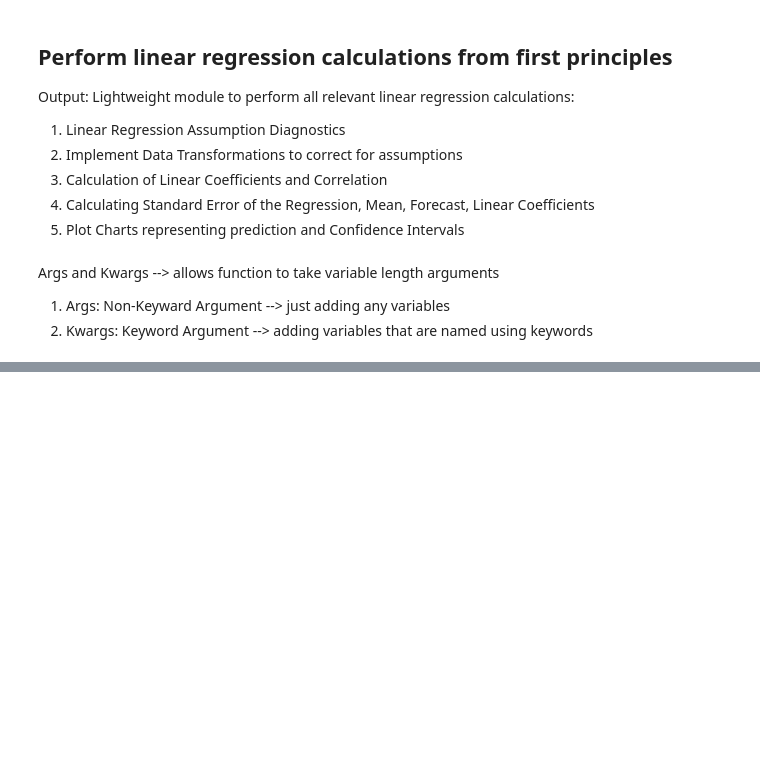
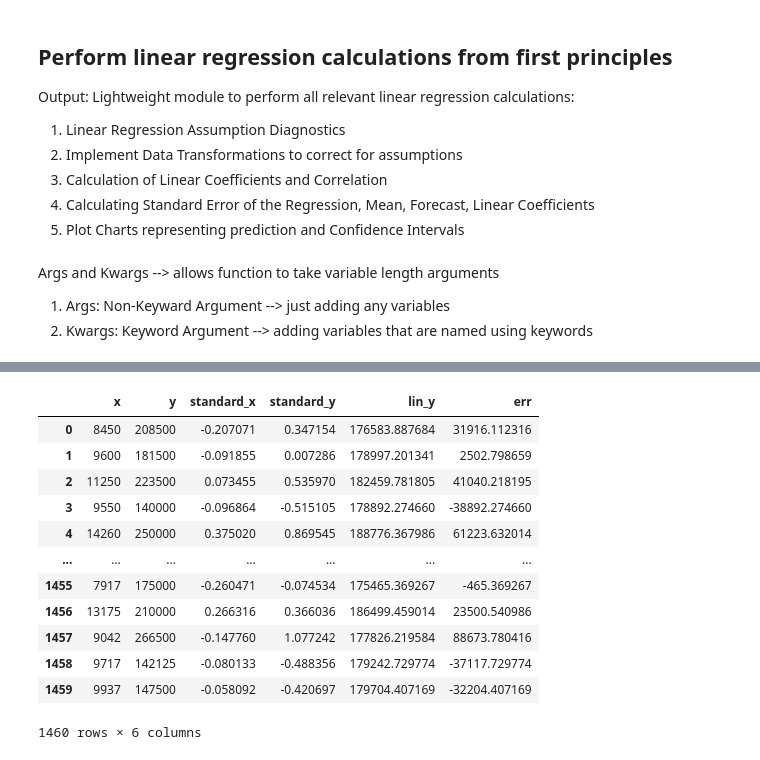
Before and after one commit to kahhongt/linear-regression, a Jupyter notebook: Linear Regression Testbed.ipynb, the cells around one changed output, grey strips where cells are left out. Saved outputs shown, nothing was run; the diff lists cells and outputs as text; code cells hidden in the pictures; blank space fills up the shorter version.

```diff
--- a/Linear Regression Testbed.ipynb
+++ b/Linear Regression Testbed.ipynb
@@ -254,6 +267,26 @@ df = df.rename(columns={'LotArea':'x', 'SalePrice':'y'})
+# %%
+# choose relevant columns
+x = list(train_df['LotArea'])
+y = list(train_df['SalePrice'])
 # %%
 # initialise class
-model = LinearReg(df.x, df.y)
+model = LinearReg(x, y, log_y=False)
+# %%
+model.df
+# %% [output]
+|  | x | y | standard_x | standard_y | lin_y | err |
+| 0 | 8450 | 208500 | -0.207071 | 0.347154 | 176583.887684 | 31916.112316 |
+| 1 | 9600 | 181500 | -0.091855 | 0.007286 | 178997.201341 | 2502.798659 |
+| 2 | 11250 | 223500 | 0.073455 | 0.535970 | 182459.781805 | 41040.218195 |
+| 3 | 9550 | 140000 | -0.096864 | -0.515105 | 178892.274660 | -38892.274660 |
+| 4 | 14260 | 250000 | 0.375020 | 0.869545 | 188776.367986 | 61223.632014 |
+| ... | ... | ... | ... | ... | ... | ... |
+| 1455 | 7917 | 175000 | -0.260471 | -0.074534 | 175465.369267 | -465.369267 |
+| 1456 | 13175 | 210000 | 0.266316 | 0.366036 | 186499.459014 | 23500.540986 |
+| 1457 | 9042 | 266500 | -0.147760 | 1.077242 | 177826.219584 | 88673.780416 |
+| 1458 | 9717 | 142125 | -0.080133 | -0.488356 | 179242.729774 | -37117.729774 |
+| 1459 | 9937 | 147500 | -0.058092 | -0.420697 | 179704.407169 | -32204.407169 |
+1460 rows × 6 columns
 # %%
 model.linear_reg_summary()
 # %% [output]
```
Also changed, not shown: parts of 4 cells of this notebook, 1 other file.
